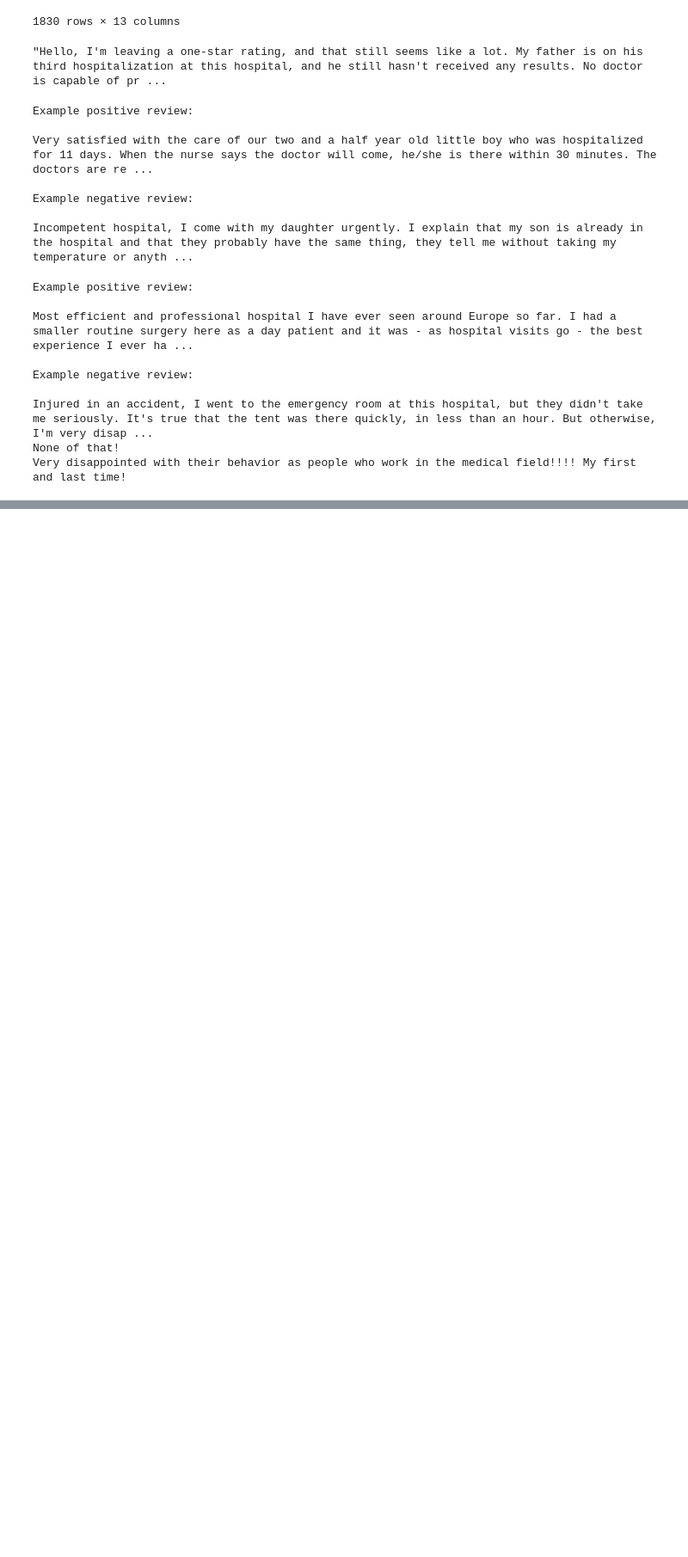
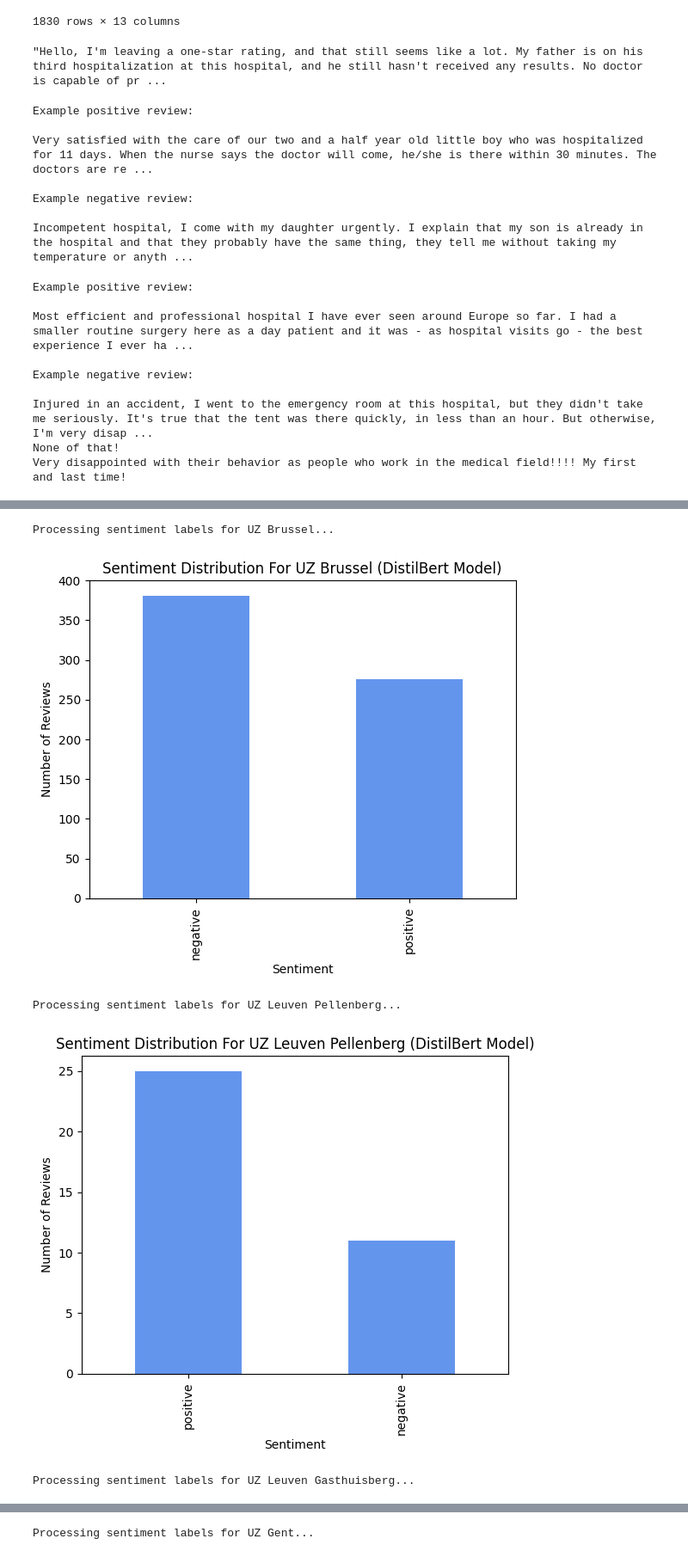
Before and after one commit to hangngdata/hospital_reviews_sentiment_analysis, a Jupyter notebook: notebooks/3_sentiment_analysis.ipynb, the cells around one changed output, grey strips where cells are left out. Shown: that part at 86% size. Cells and saved outputs as stored; diff of their text form; code cells hidden in the pictures; blank space fills up the shorter version.

Commit message:
add visualization

```diff
--- a/notebooks/3_sentiment_analysis.ipynb
+++ b/notebooks/3_sentiment_analysis.ipynb
@@ -107,3 +110,6 @@ None of that!
 Very disappointed with their behavior as people who work in the medical field!!!! My first and last time!
 # %%
 df.to_csv('../data/3_results/reviews_with_sentiment.csv', index=False)
+# %%
+df = pd.read_csv("../data/3_results/reviews_with_sentiment.csv")
+df
@@ -109,0 +130,15 @@ df.to_csv('../data/3_results/reviews_with_sentiment.csv', index=False)
+# %%
+for hospital_name in df['hospital'].unique():
+    print(f"\nProcessing sentiment labels for {hospital_name}...")
+    hospital_df = df.loc[df['hospital'] == hospital_name]
+    hospital_df['distilbert_label'].value_counts().plot(kind='bar', color='cornflowerblue')
+    plt.title(f'Sentiment Distribution For {hospital_name} (DistilBert Model)')
+    plt.xlabel('Sentiment')
+    plt.ylabel('Number of Reviews')
+    plt.show()
+# %% [output]
+Processing sentiment labels for UZ Brussel...
+[figure, added]
+Processing sentiment labels for UZ Leuven Pellenberg...
+[figure, added]
+Processing sentiment labels for UZ Leuven Gasthuisberg...
@@ -109,0 +146 @@ df.to_csv('../data/3_results/reviews_with_sentiment.csv', index=False)
+Processing sentiment labels for UZ Gent...
```
Also changed, not shown: parts of 6 cells of this notebook, 6 other files.
